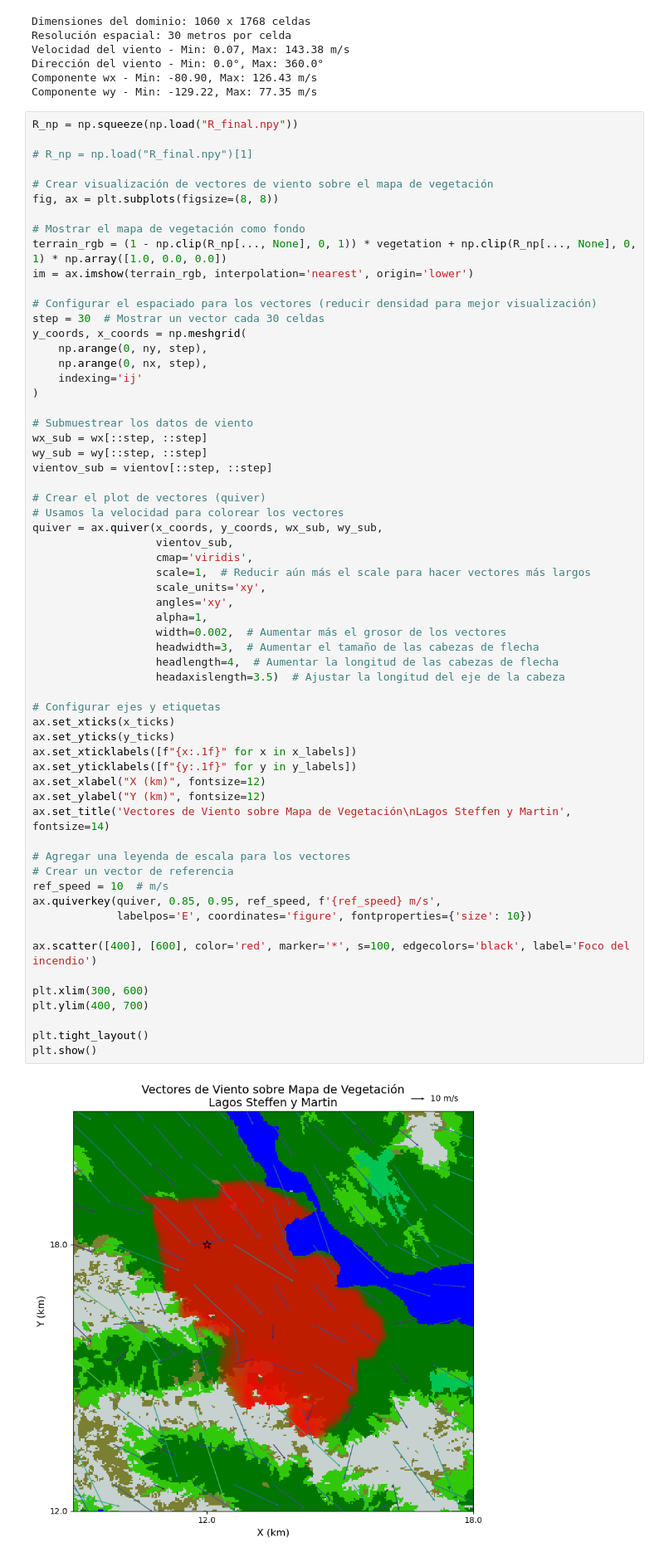
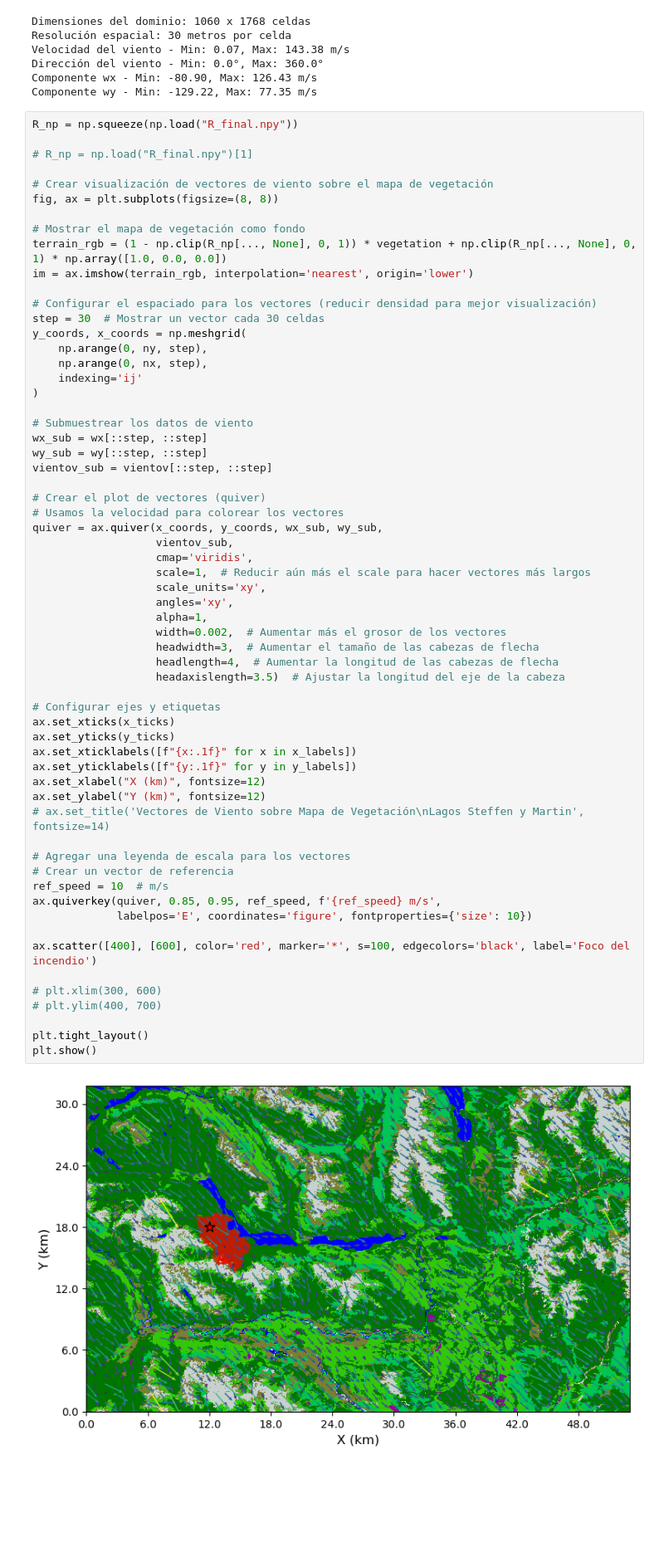
Before and after one commit to Maestria-Incendios-Forestales-2024-2025/Incendios-Genetico-PINNs, a Jupyter notebook: visualizacion_incendios.ipynb, the cells around one changed output. Shown at 83% size. Cells and saved outputs as stored; diff of their text form; blank space fills up the shorter version.

```diff
--- a/visualizacion_incendios.ipynb
+++ b/visualizacion_incendios.ipynb
@@ -135,37 +135,37 @@ quiver = ax.quiver(x_coords, y_coords, wx_sub, wy_sub,
                    cmap='viridis',
                    scale=1,  # Reducir aún más el scale para hacer vectores más largos
                    scale_units='xy',
                    angles='xy',
                    alpha=1,
                    width=0.002,  # Aumentar más el grosor de los vectores
                    headwidth=3,  # Aumentar el tamaño de las cabezas de flecha
                    headlength=4,  # Aumentar la longitud de las cabezas de flecha
                    headaxislength=3.5)  # Ajustar la longitud del eje de la cabeza
 
 # Configurar ejes y etiquetas
 ax.set_xticks(x_ticks)
 ax.set_yticks(y_ticks)
 ax.set_xticklabels([f"{x:.1f}" for x in x_labels])
 ax.set_yticklabels([f"{y:.1f}" for y in y_labels])
 ax.set_xlabel("X (km)", fontsize=12)
 ax.set_ylabel("Y (km)", fontsize=12)
-ax.set_title('Vectores de Viento sobre Mapa de Vegetación\nLagos Steffen y Martin', fontsize=14)
+# ax.set_title('Vectores de Viento sobre Mapa de Vegetación\nLagos Steffen y Martin', fontsize=14)
 
 # Agregar una leyenda de escala para los vectores
 # Crear un vector de referencia
 ref_speed = 10  # m/s
 ax.quiverkey(quiver, 0.85, 0.95, ref_speed, f'{ref_speed} m/s',
              labelpos='E', coordinates='figure', fontproperties={'size': 10})
 
 ax.scatter([400], [600], color='red', marker='*', s=100, edgecolors='black', label='Foco del incendio')
 
-plt.xlim(300, 600)
-plt.ylim(400, 700)
+# plt.xlim(300, 600)
+# plt.ylim(400, 700)
 
 plt.tight_layout()
 plt.show()
 # %% [output]
-[figure, old version]
+[figure, new version]
 # %%
 # Máscara donde vegetación == 3
 mask = (vegetacion == 0)
```
Also changed, not shown: 2 other files.
